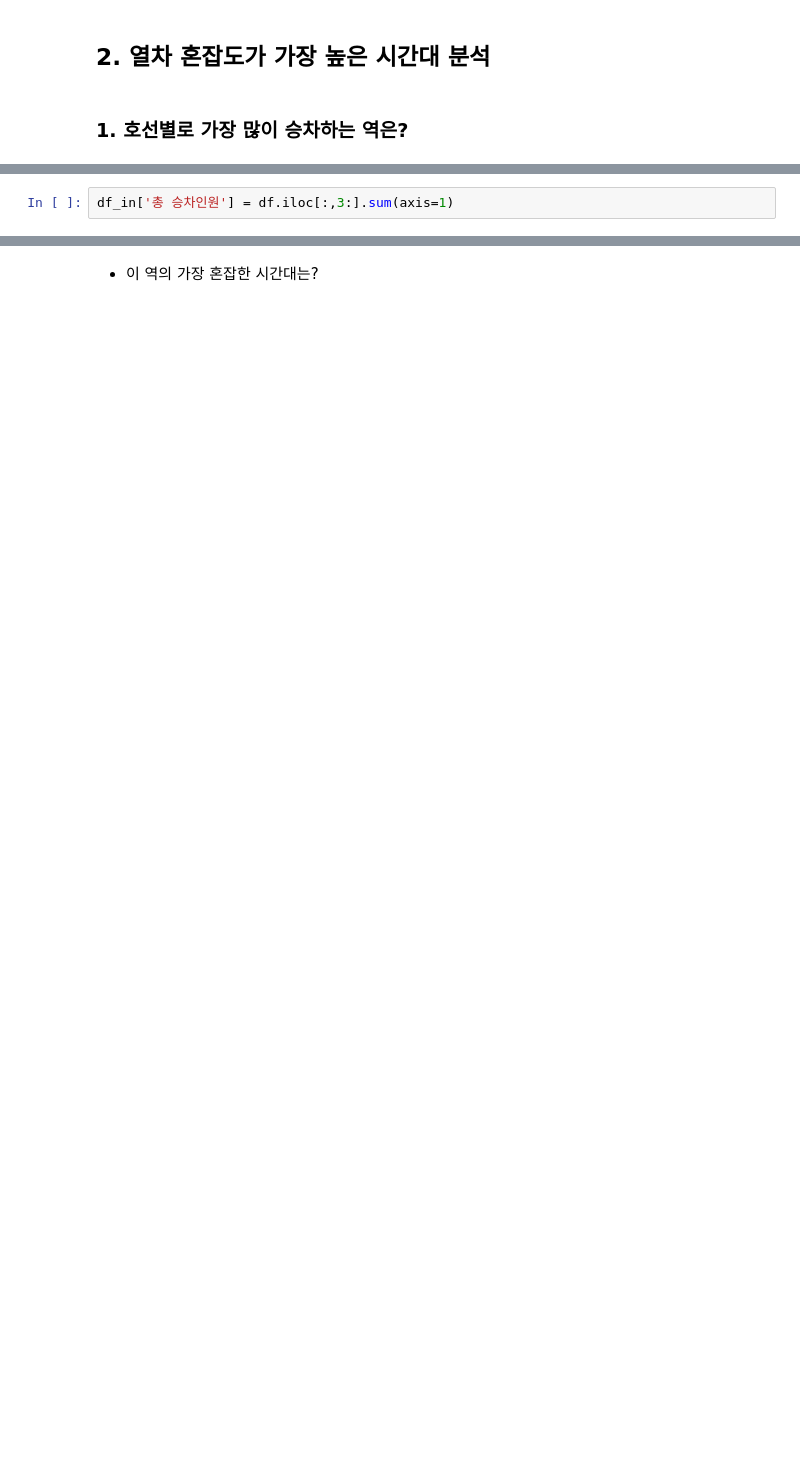
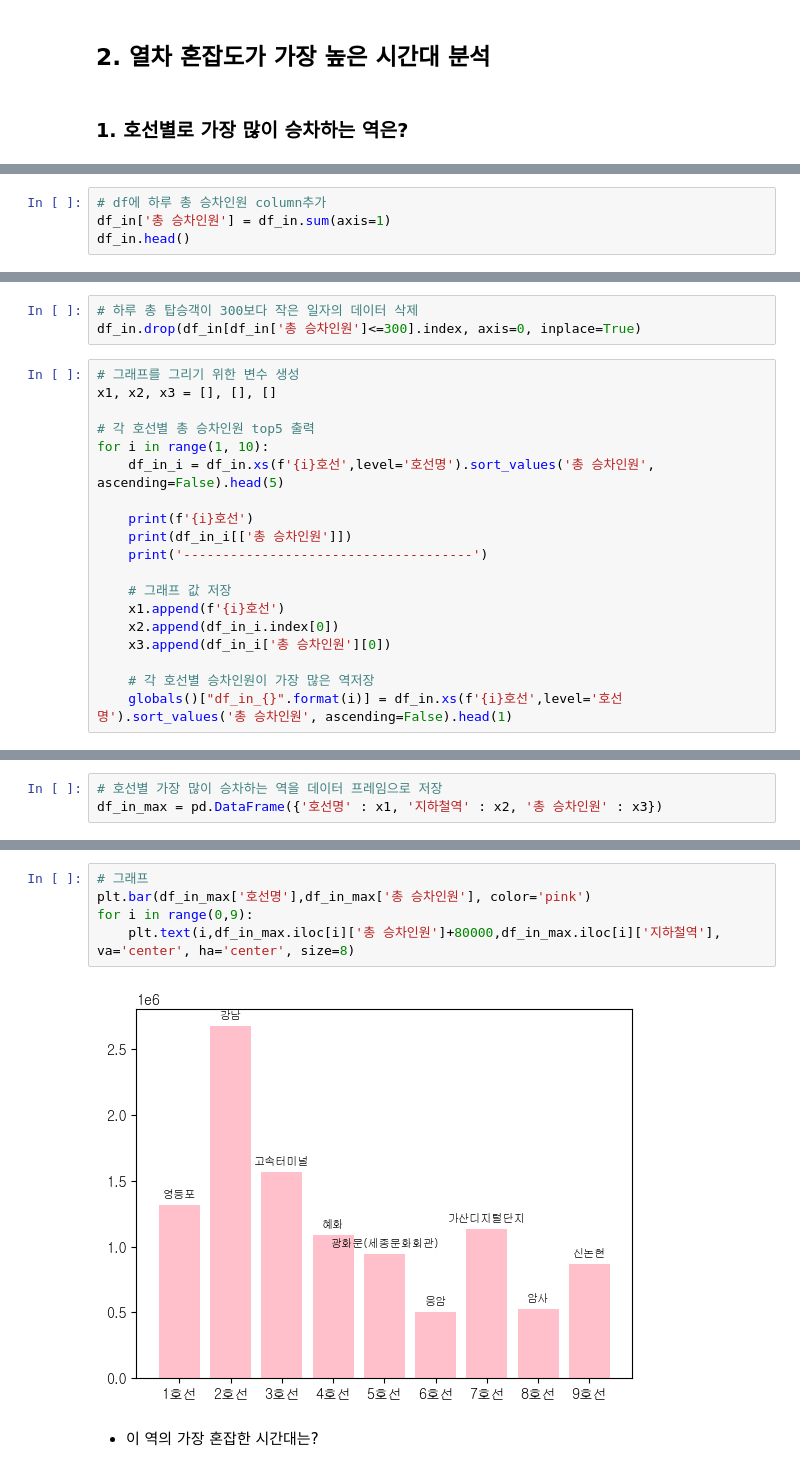
Before and after one commit to HyunJW/Subway_Analystic, a Jupyter notebook: 지하철 이용현황.ipynb, the cells around one changed output, grey strips where cells are left out. Cells and saved outputs as stored; diff of their text form; blank space fills up the shorter version.

```diff
--- a/지하철 이용현황.ipynb
+++ b/지하철 이용현황.ipynb
@@ -401,3 +378,5 @@ df_in = df[['호선명' , '지하철역']]
 # %%
-df_in['총 승차인원'] = df.iloc[:,3:].sum(axis=1)
+# df에 하루 총 승차인원 column추가
+df_in['총 승차인원'] = df_in.sum(axis=1)
+df_in.head()
 # %% [output]
@@ -408,0 +391,22 @@ See the caveats in the documentation: https://pandas.pydata.org/pandas-docs/stab
+# %%
+# 하루 총 탑승객이 300보다 작은 일자의 데이터 삭제
+df_in.drop(df_in[df_in['총 승차인원']<=300].index, axis=0, inplace=True)
+# %%
+# 그래프를 그리기 위한 변수 생성
+x1, x2, x3 = [], [], []
+
+# 각 호선별 총 승차인원 top5 출력
+for i in range(1, 10):
+    df_in_i = df_in.xs(f'{i}호선',level='호선명').sort_values('총 승차인원', ascending=False).head(5)
+
+    print(f'{i}호선')
+    print(df_in_i[['총 승차인원']])
+    print('-------------------------------------')
+
+    # 그래프 값 저장
+    x1.append(f'{i}호선')
+    x2.append(df_in_i.index[0])
+    x3.append(df_in_i['총 승차인원'][0])
+
+    # 각 호선별 승차인원이 가장 많은 역저장
+    globals()["df_in_{}".format(i)] = df_in.xs(f'{i}호선',level='호선명').sort_values('총 승차인원', ascending=False).head(1)
@@ -408,0 +431,3 @@ See the caveats in the documentation: https://pandas.pydata.org/pandas-docs/stab
+# %%
+# 호선별 가장 많이 승차하는 역을 데이터 프레임으로 저장
+df_in_max = pd.DataFrame({'호선명' : x1, '지하철역' : x2, '총 승차인원' : x3})
@@ -409,2 +447,9 @@ See the caveats in the documentation: https://pandas.pydata.org/pandas-docs/stab
+# %%
+# 그래프
+plt.bar(df_in_max['호선명'],df_in_max['총 승차인원'], color='pink')
+for i in range(0,9):
+    plt.text(i,df_in_max.iloc[i]['총 승차인원']+80000,df_in_max.iloc[i]['지하철역'], va='center', ha='center', size=8)
+# %% [output]
+[figure, added]
 # %% [markdown]
 - 이 역의 가장 혼잡한 시간대는?
```
Also changed, not shown: parts of 53 cells of this notebook.
